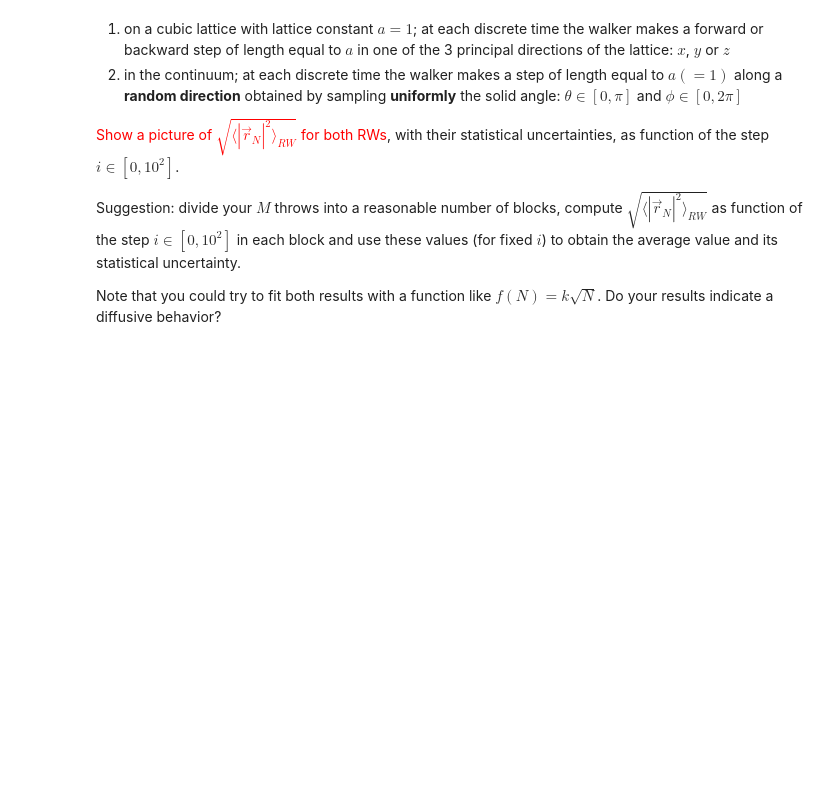
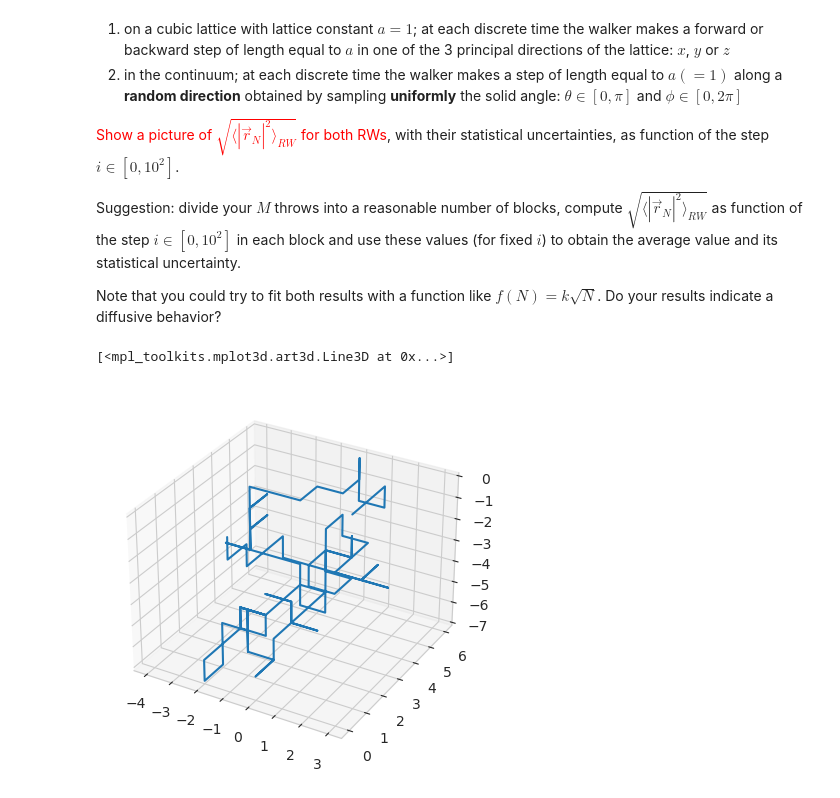
Before and after one commit to RandDouble/SimulazioneNumerica, a Jupyter notebook: LSN_Exercises_02.ipynb, the cells around one changed output. Cells and saved outputs as stored; diff of their text form; code cells hidden in the pictures; blank space fills up the shorter version.

Commit message:
Iniziato esercizio Random Walk, Finito eserczio 1_1_3, finito esercizio 2_2

```diff
--- a/LSN_Exercises_02.ipynb
+++ b/LSN_Exercises_02.ipynb
@@ -64,3 +64,14 @@ plt.errorbar(x, data_precise[:,0] -1, data_precise[:,1])
 Suggestion: divide your $M$ throws into a reasonable number of blocks, compute $\sqrt{\langle |\vec{r}_N|^2 \rangle_{RW}}$ as function of the step $i\in [0,10^2]$ in each block and use these values (for fixed $i$) to obtain the average value and its statistical uncertainty.
 
 Note that you could try to fit both results with a function like $f(N)=k\sqrt{N}$. Do your results indicate a diffusive behavior?
+# %%
+from mpl_toolkits.mplot3d import axes3d
+
+ax = plt.figure().add_subplot(projection='3d')
+
+data_lattice = np.loadtxt('eser_2/2_2/random_walk_lattice.csv',delimiter = ',', skiprows=1)
+
+ax.plot(data_lattice[:,0], data_lattice[:,1], data_lattice[:,2])
+# %% [output]
+[<mpl_toolkits.mplot3d.art3d.Line3D at 0x...>]
+[figure, added]
```
Also changed, not shown: parts of 1 cell of this notebook, 20 other files.
